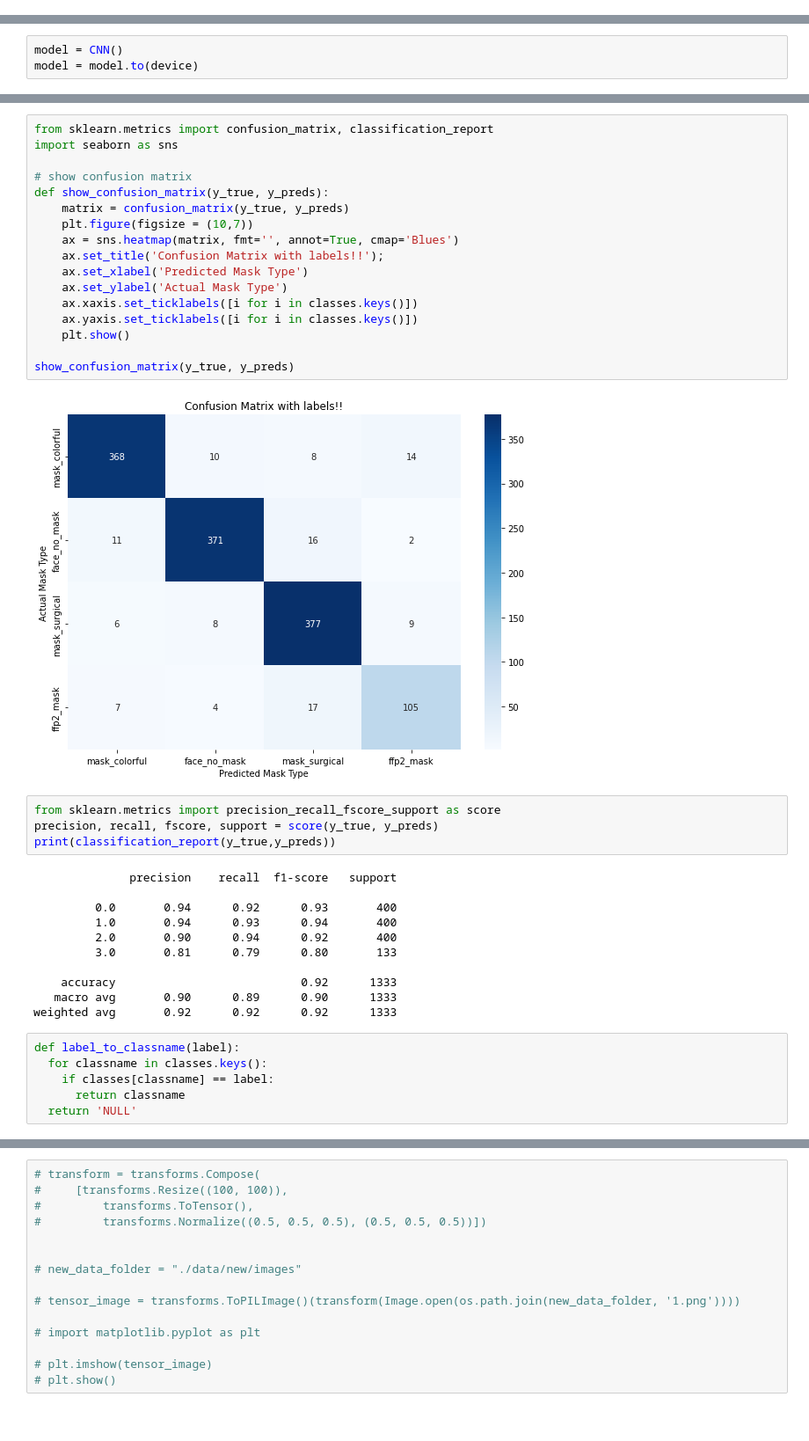
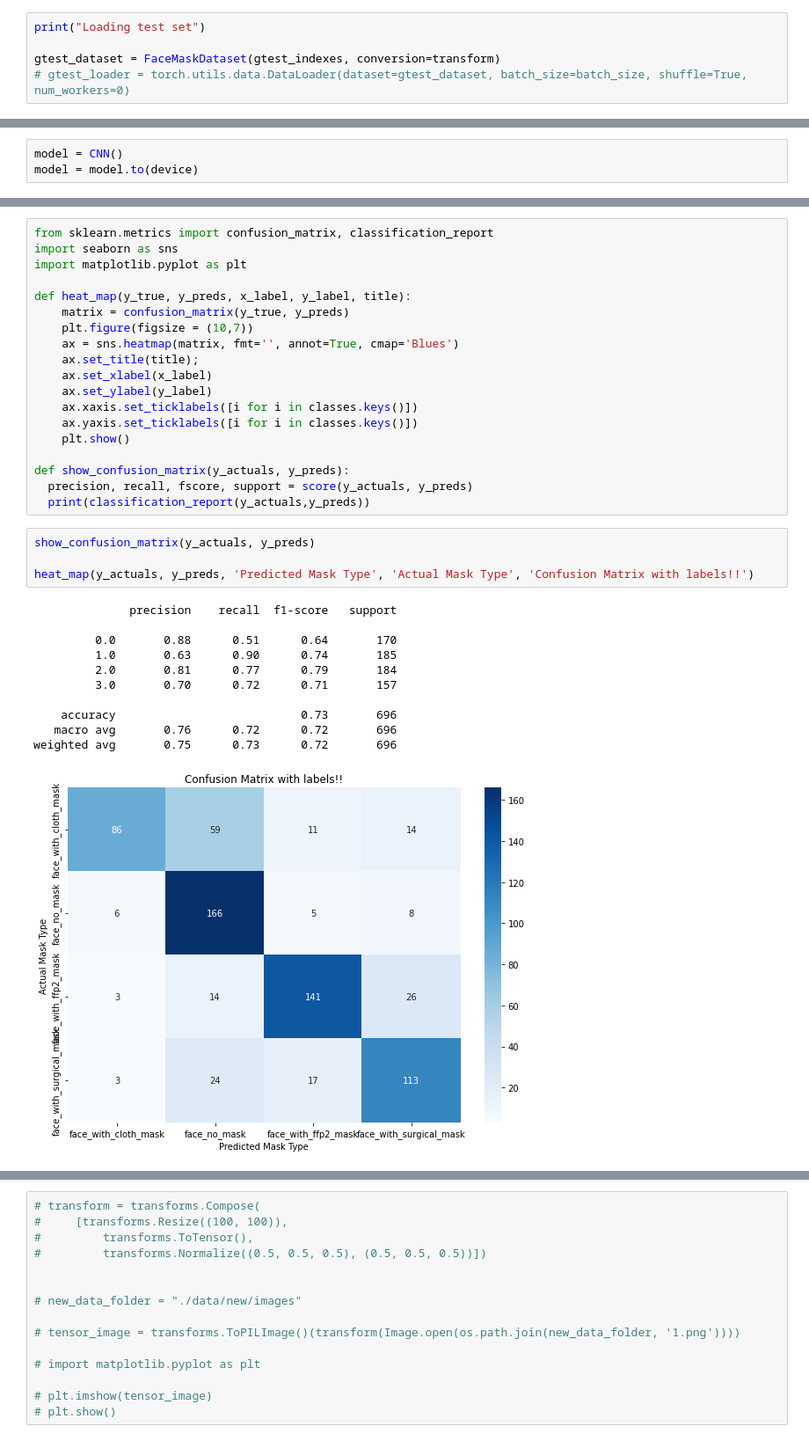
Before and after one commit to Brijeshlakkad/AI_Face_Mask_Detection, a Jupyter notebook: Project.ipynb, the cells around one changed output, grey strips where cells are left out. Shown: that part at 88% size. Saved outputs shown, nothing was run; the diff lists cells and outputs as text.

```diff
--- a/Project.ipynb
+++ b/Project.ipynb
@@ -120,0 +148,5 @@ Loading validation set
+# %%
+print("Loading test set")
+
+gtest_dataset = FaceMaskDataset(gtest_indexes, conversion=transform)
+# gtest_loader = torch.utils.data.DataLoader(dataset=gtest_dataset, batch_size=batch_size, shuffle=True, num_workers=0)
@@ -327,40 +443,35 @@ Test Accuracy of the model: 91.59789947486871 %
-# %%
-from sklearn.metrics import confusion_matrix, classification_report
-import seaborn as sns
-
-# show confusion matrix
-def show_confusion_matrix(y_true, y_preds):
-    matrix = confusion_matrix(y_true, y_preds)
-    plt.figure(figsize = (10,7))
-    ax = sns.heatmap(matrix, fmt='', annot=True, cmap='Blues')
-    ax.set_title('Confusion Matrix with labels!!');
-    ax.set_xlabel('Predicted Mask Type')
-    ax.set_ylabel('Actual Mask Type')
-    ax.xaxis.set_ticklabels([i for i in classes.keys()])
-    ax.yaxis.set_ticklabels([i for i in classes.keys()])
-    plt.show()
-
-show_confusion_matrix(y_true, y_preds)
-# %% [output]
-[figure, removed]
-# %%
-from sklearn.metrics import precision_recall_fscore_support as score
-precision, recall, fscore, support = score(y_true, y_preds)
-print(classification_report(y_true,y_preds))
-# %% [output]
-              precision    recall  f1-score   support
-
-         0.0       0.94      0.92      0.93       400
-         1.0       0.94      0.93      0.94       400
-         2.0       0.90      0.94      0.92       400
-         3.0       0.81      0.79      0.80       133
-
-    accuracy                           0.92      1333
-   macro avg       0.90      0.89      0.90      1333
-weighted avg       0.92      0.92      0.92      1333
-# %%
-def label_to_classname(label):
-  for classname in classes.keys():
-    if classes[classname] == label:
-      return classname
-  return 'NULL'
+# %%
+from sklearn.metrics import confusion_matrix, classification_report
+import seaborn as sns
+import matplotlib.pyplot as plt
+
+def heat_map(y_true, y_preds, x_label, y_label, title):
+    matrix = confusion_matrix(y_true, y_preds)
+    plt.figure(figsize = (10,7))
+    ax = sns.heatmap(matrix, fmt='', annot=True, cmap='Blues')
+    ax.set_title(title);
+    ax.set_xlabel(x_label)
+    ax.set_ylabel(y_label)
+    ax.xaxis.set_ticklabels([i for i in classes.keys()])
+    ax.yaxis.set_ticklabels([i for i in classes.keys()])
+    plt.show()
+
+def show_confusion_matrix(y_actuals, y_preds):
+  precision, recall, fscore, support = score(y_actuals, y_preds)
+  print(classification_report(y_actuals,y_preds))
+# %%
+show_confusion_matrix(y_actuals, y_preds)
+
+heat_map(y_actuals, y_preds, 'Predicted Mask Type', 'Actual Mask Type', 'Confusion Matrix with labels!!')
+# %% [output]
+              precision    recall  f1-score   support
+
+         0.0       0.88      0.51      0.64       170
+         1.0       0.63      0.90      0.74       185
+         2.0       0.81      0.77      0.79       184
+         3.0       0.70      0.72      0.71       157
+
+    accuracy                           0.73       696
+   macro avg       0.76      0.72      0.72       696
+weighted avg       0.75      0.73      0.72       696
+[figure, added]
```
Also changed, not shown: parts of 42 cells of this notebook, 4 other files.
